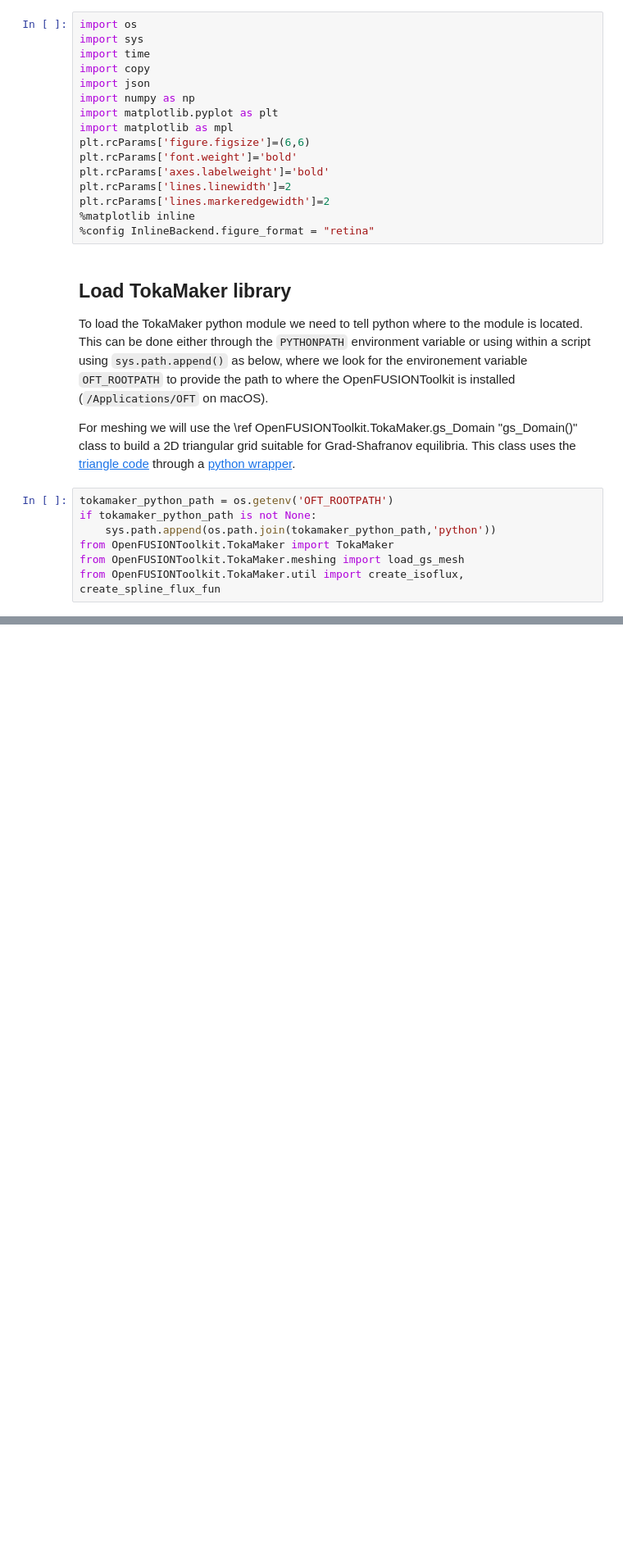
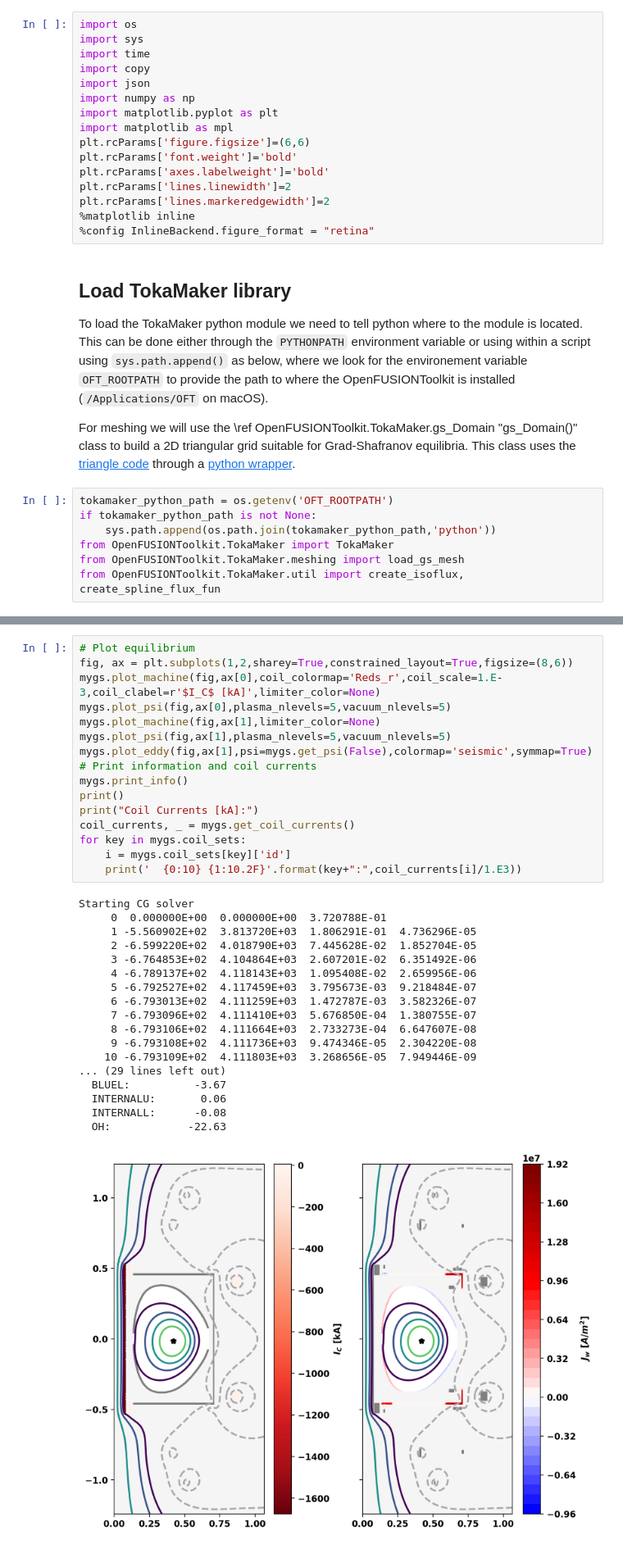
Before and after one commit to hansec/OpenFUSIONToolkit, a Jupyter notebook: src/examples/TokaMaker/LTX/LTX_recon_ex.ipynb, the cells around one changed output, grey strips where cells are left out. Shown at 82% size. Saved outputs shown, nothing was run; the diff lists cells and outputs as text; blank space fills up the shorter version.

```diff
--- a/src/examples/TokaMaker/LTX/LTX_recon_ex.ipynb
+++ b/src/examples/TokaMaker/LTX/LTX_recon_ex.ipynb
@@ -400,0 +368,35 @@ _ = ax.set_ylabel('Poloidal flux [Wb]')
+# %%
+# Plot equilibrium
+fig, ax = plt.subplots(1,2,sharey=True,constrained_layout=True,figsize=(8,6))
+mygs.plot_machine(fig,ax[0],coil_colormap='Reds_r',coil_scale=1.E-3,coil_clabel=r'$I_C$ [kA]',limiter_color=None)
+mygs.plot_psi(fig,ax[0],plasma_nlevels=5,vacuum_nlevels=5)
+mygs.plot_machine(fig,ax[1],limiter_color=None)
+mygs.plot_psi(fig,ax[1],plasma_nlevels=5,vacuum_nlevels=5)
+mygs.plot_eddy(fig,ax[1],psi=mygs.get_psi(False),colormap='seismic',symmap=True)
+# Print information and coil currents
+mygs.print_info()
+print()
+print("Coil Currents [kA]:")
+coil_currents, _ = mygs.get_coil_currents()
+for key in mygs.coil_sets:
+    i = mygs.coil_sets[key]['id']
+    print('  {0:10} {1:10.2F}'.format(key+":",coil_currents[i]/1.E3))
+# %% [output]
+Starting CG solver
+     0  0.000000E+00  0.000000E+00  3.720788E-01
+     1 -5.560902E+02  3.813720E+03  1.806291E-01  4.736296E-05
+     2 -6.599220E+02  4.018790E+03  7.445628E-02  1.852704E-05
+     3 -6.764853E+02  4.104864E+03  2.607201E-02  6.351492E-06
+     4 -6.789137E+02  4.118143E+03  1.095408E-02  2.659956E-06
+     5 -6.792527E+02  4.117459E+03  3.795673E-03  9.218484E-07
+     6 -6.793013E+02  4.111259E+03  1.472787E-03  3.582326E-07
+     7 -6.793096E+02  4.111410E+03  5.676850E-04  1.380755E-07
+     8 -6.793106E+02  4.111664E+03  2.733273E-04  6.647607E-08
+     9 -6.793108E+02  4.111736E+03  9.474346E-05  2.304220E-08
+    10 -6.793109E+02  4.111803E+03  3.268656E-05  7.949446E-09
+... (29 lines left out)
+  BLUEL:          -3.67
+  INTERNALU:       0.06
+  INTERNALL:      -0.08
+  OH:            -22.63
+[figure, added]
```
Also changed, not shown: parts of 32 cells of this notebook, 5 other files.
